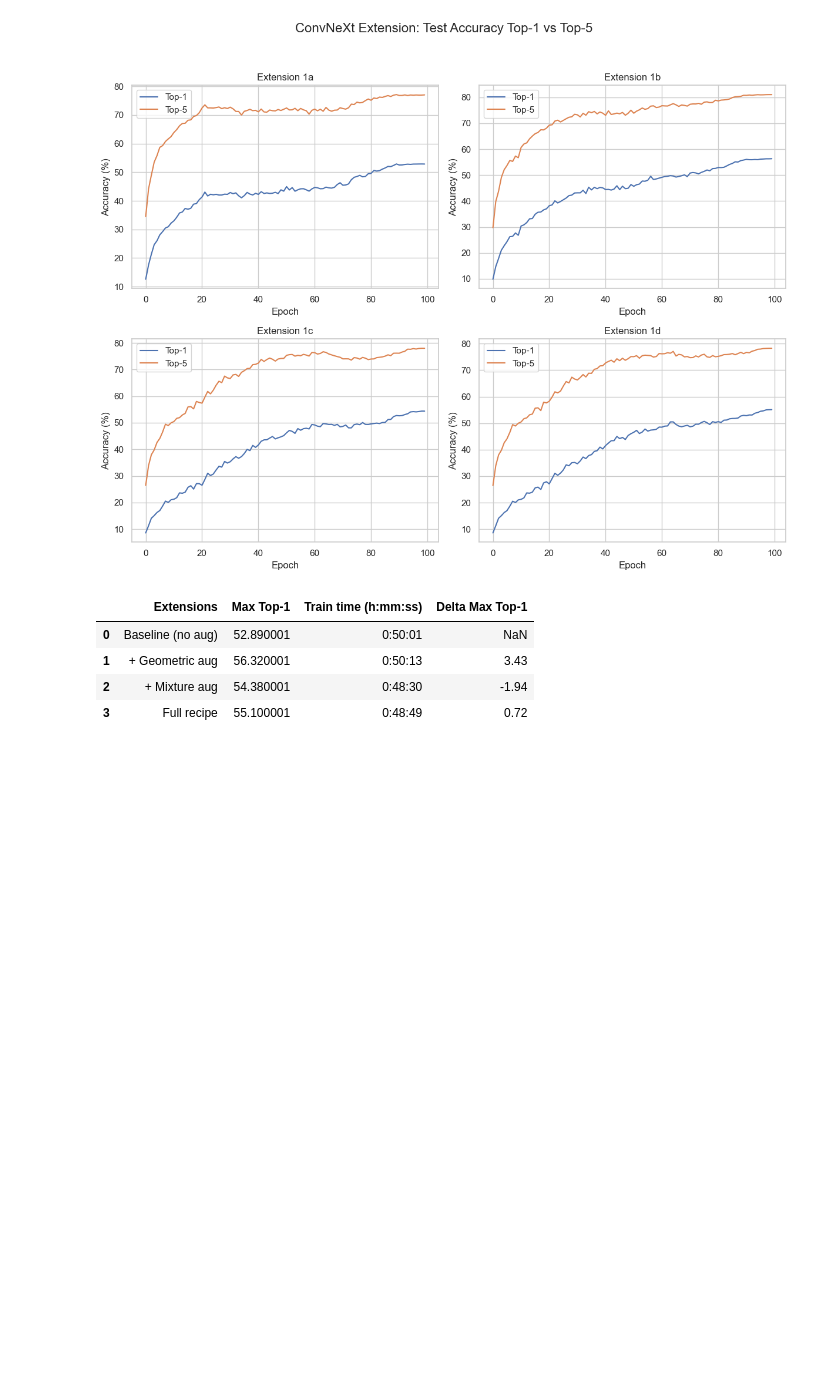
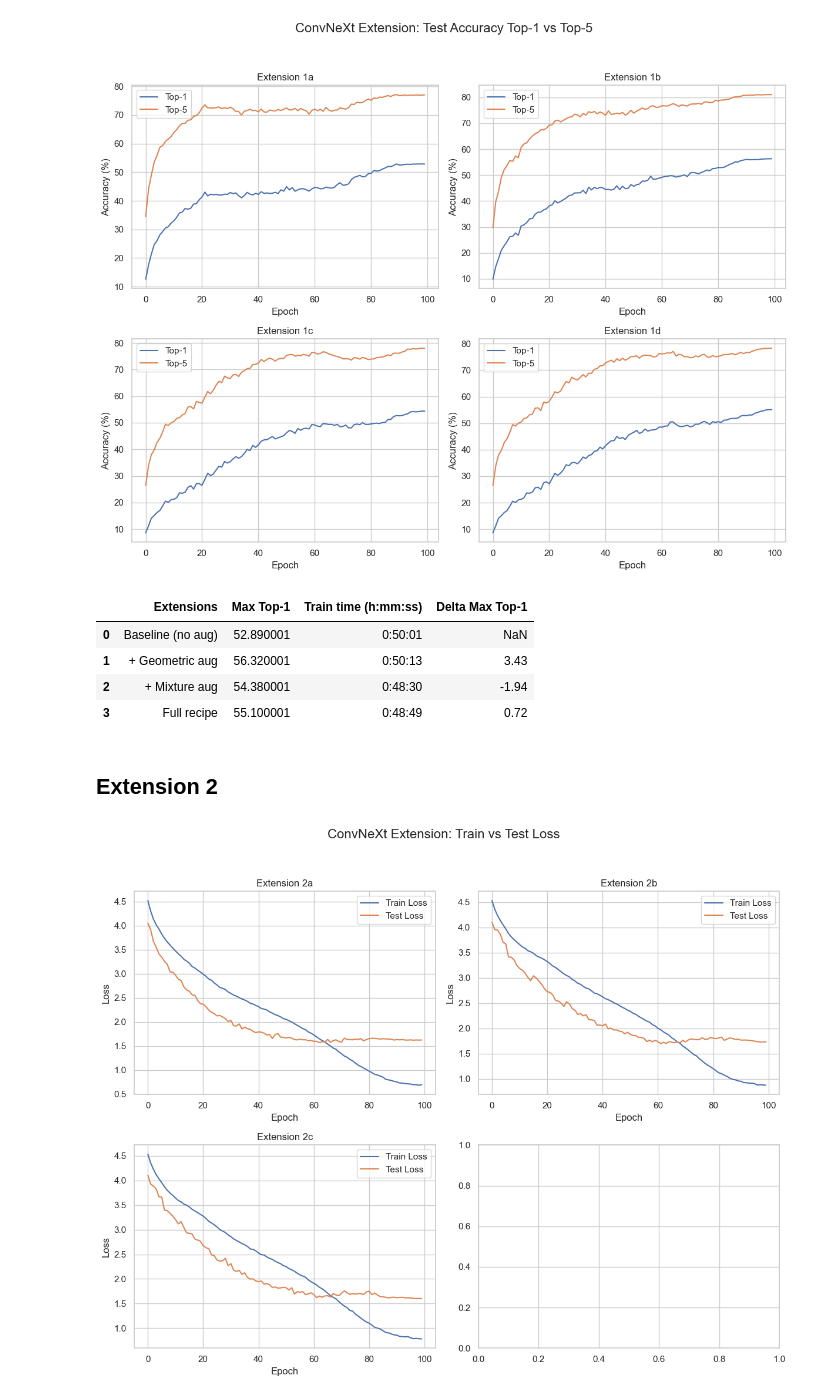
Before and after one commit to marcosoh/dsa5106-convnext-extension, a Jupyter notebook: results/results_from_logs.ipynb, the cells around one changed output. Drawn from its saved outputs; the diff is of its cells as text; code cells hidden in the pictures; blank space fills up the shorter version.

Commit message:
feat: partial viz for ext 2 and 3 and some cleanups

```diff
--- a/results/results_from_logs.ipynb
+++ b/results/results_from_logs.ipynb
@@ -18,6 +18,13 @@ file_path_1a = base_path / "logs" / "log1a.txt"
 file_path_1b = base_path / "logs" / "log1b.txt"
 file_path_1c = base_path / "logs" / "log1c.txt"
 file_path_1d = base_path / "logs" / "log1d.txt"
+file_path_2a = base_path / "logs" / "log2a_batchnorm.txt"
+file_path_2b = base_path / "logs" / "log2b_relu.txt"
+file_path_2c = base_path / "logs" / "log2c_1x1conv.txt"
+file_path_3a = base_path / "logs" / "log3a.txt"
+file_path_3b = base_path / "logs" / "log3b.txt"
+file_path_3c = base_path / "logs" / "log3c.txt"
+file_path_3d = base_path / "logs" / "log3d.txt"
 # %%
 metrics = ["epoch", "train_loss", "test_loss", "test_acc1", "test_acc5"]
 
@@ -146,3 +173,37 @@ df
 | 1 | + Geometric aug | 56.320001 | 0:50:13 | 3.43 |
 | 2 | + Mixture aug | 54.380001 | 0:48:30 | -1.94 |
 | 3 | Full recipe | 55.100001 | 0:48:49 | 0.72 |
+# %% [markdown]
+## Extension 2
+# %%
+# Initialize Plot
+sns.set_theme(style="whitegrid")
+fig, axes = plt.subplots(2, 2, figsize=(12, 10))
+fig.suptitle('ConvNeXt Extension: Train vs Test Loss', fontsize=16)
+
+# Define the subplots (row, col)
+axes[0, 0].plot(extracted_metrics_2a["epoch"], extracted_metrics_2a["train_loss"], label="Train Loss")
+axes[0, 0].plot(extracted_metrics_2a["epoch"], extracted_metrics_2a["test_loss"], label="Test Loss")
+axes[0, 0].set_title("Extension 2a")
+axes[0, 0].set_xlabel("Epoch")
+axes[0, 0].set_ylabel("Loss")
+axes[0, 0].legend()
+
+axes[0, 1].plot(extracted_metrics_2b["epoch"], extracted_metrics_2b["train_loss"], label="Train Loss")
+axes[0, 1].plot(extracted_metrics_2b["epoch"], extracted_metrics_2b["test_loss"], label="Test Loss")
+axes[0, 1].set_title("Extension 2b")
+axes[0, 1].set_xlabel("Epoch")
+axes[0, 1].set_ylabel("Loss")
+axes[0, 1].legend()
+
+axes[1, 0].plot(extracted_metrics_2c["epoch"], extracted_metrics_2c["train_loss"], label="Train Loss")
+axes[1, 0].plot(extracted_metrics_2c["epoch"], extracted_metrics_2c["test_loss"], label="Test Loss")
+axes[1, 0].set_title("Extension 2c")
+axes[1, 0].set_xlabel("Epoch")
+axes[1, 0].set_ylabel("Loss")
+axes[1, 0].legend()
+# Clean up layout
+plt.tight_layout(rect=[0, 0.03, 1, 0.95])
+plt.show()
+# %% [output]
+[figure, added]
```
Also changed, not shown: parts of 11 cells of this notebook, 5 other files.
